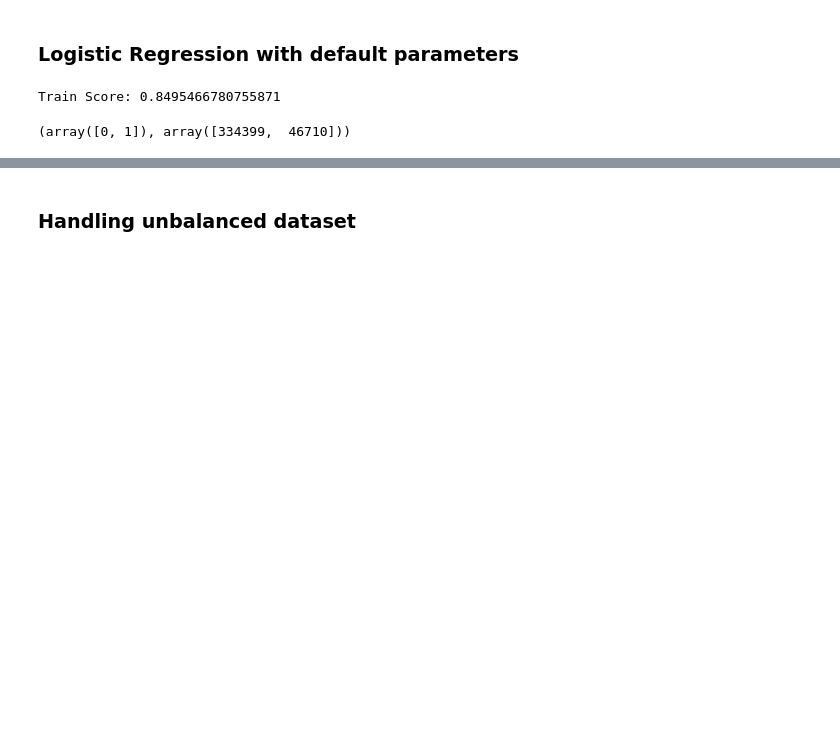
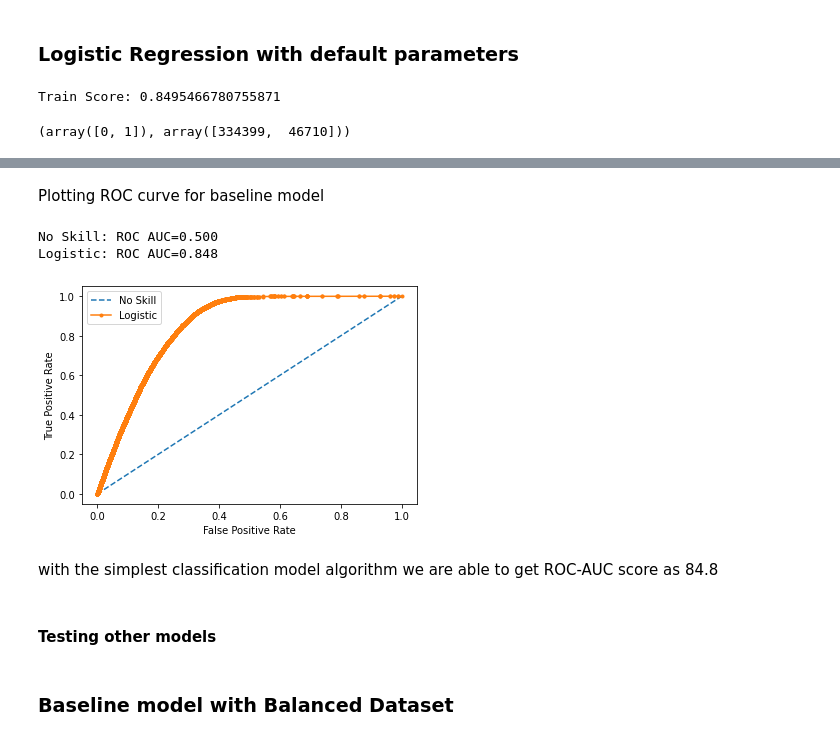
Before and after one commit to sidharthjain97/cross-sell-prediction, a Jupyter notebook: cross_sell_prediction_main.ipynb, the cells around one changed output, grey strips where cells are left out. Drawn from its saved outputs; the diff is of its cells as text; code cells hidden in the pictures; blank space fills up the shorter version.

```diff
--- a/cross_sell_prediction_main.ipynb
+++ b/cross_sell_prediction_main.ipynb
@@ -637,14 +637,14 @@ plt.show()
 from sklearn.metrics import roc_auc_score
 
 sgd_clf = SGDClassifier(loss = 'log', class_weight= 'balanced', random_state = 12)
-sgd_clf.fit(x_train_ohe, y_train)
+sgd_clf.fit(x_train_ohe, y_train_all)
 sig_clf = CalibratedClassifierCV(sgd_clf, method = "sigmoid")
-sig_clf.fit(x_train_ohe, y_train)
+sig_clf.fit(x_train_ohe, y_train_all)
 
 y_pred_train = sig_clf.predict_proba(x_train_ohe)
 y_pred_test = sig_clf.predict_proba(x_test_ohe)
 
-print("Train Score:", roc_auc_score(y_train, y_pred_train[:, 1]))
+print("Train Score:", roc_auc_score(y_train_all, y_pred_train[:, 1]))
 # %% [output]
 Train Score: 0.8495466780755871
 # %%
@@ -669,3 +671,39 @@ lr.fit(x_train,y_train)
+# %% [markdown]
+Plotting ROC curve for baseline model
+# %%
+ns_probs = [0 for _ in range(len(y_val))]
+
+lr_probs = lr.predict_proba(x_val)
+# keep probabilities for the positive outcome only
+lr_probs = lr_probs[:, 1]
+# calculate scores
+ns_auc = roc_auc_score(y_val, ns_probs)
+lr_auc = roc_auc_score(y_val, lr_probs)
+# summarize scores
+print('No Skill: ROC AUC=%.3f' % (ns_auc))
+print('Logistic: ROC AUC=%.3f' % (lr_auc))
+# calculate roc curves
+ns_fpr, ns_tpr, _ = roc_curve(y_val, ns_probs)
+lr_fpr, lr_tpr, _ = roc_curve(y_val, lr_probs)
+# plot the roc curve for the model
+plt.plot(ns_fpr, ns_tpr, linestyle='--', label='No Skill')
+plt.plot(lr_fpr, lr_tpr, marker='.', label='Logistic')
+# axis labels
+plt.xlabel('False Positive Rate')
+plt.ylabel('True Positive Rate')
+# show the legend
+plt.legend()
+# show the plot
+
+plt.show()
+# %% [output]
+No Skill: ROC AUC=0.500
+Logistic: ROC AUC=0.848
+[figure, added]
+# %% [markdown]
+with the simplest classification model algorithm we are able to get ROC-AUC score as 84.8
+# %% [markdown]
+#### Testing other models
 # %%
 models=[]
 models.append(('LogisticRegression',LogisticRegression(solver="liblinear", random_state=5)))
@@ -682,5 +721,3 @@ for name,model in models:
     names.append(name)
     msg = "%s: %f (%f)" % (name, cv_score.mean(), cv_score.std())
     print(msg)
-# %% [markdown]
-### Handling unbalanced dataset
@@ -686,0 +732,2 @@ for name,model in models:
+# %% [markdown]
+### Baseline model with Balanced Dataset
```
Also changed, not shown: parts of 43 cells of this notebook.
